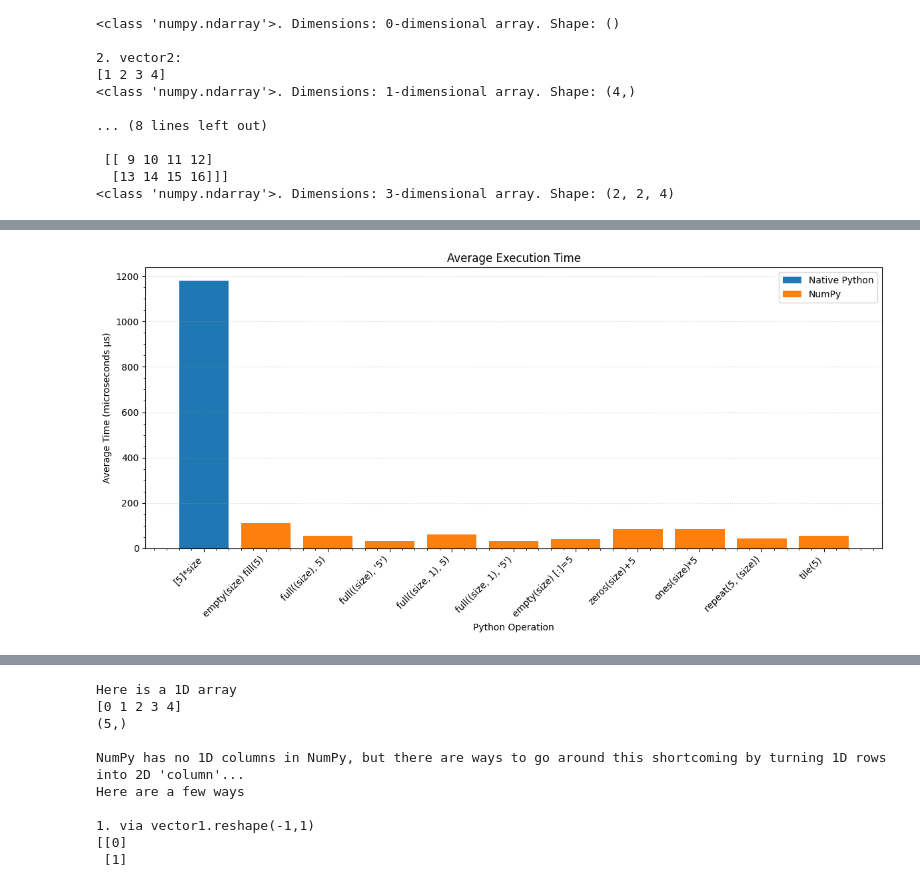
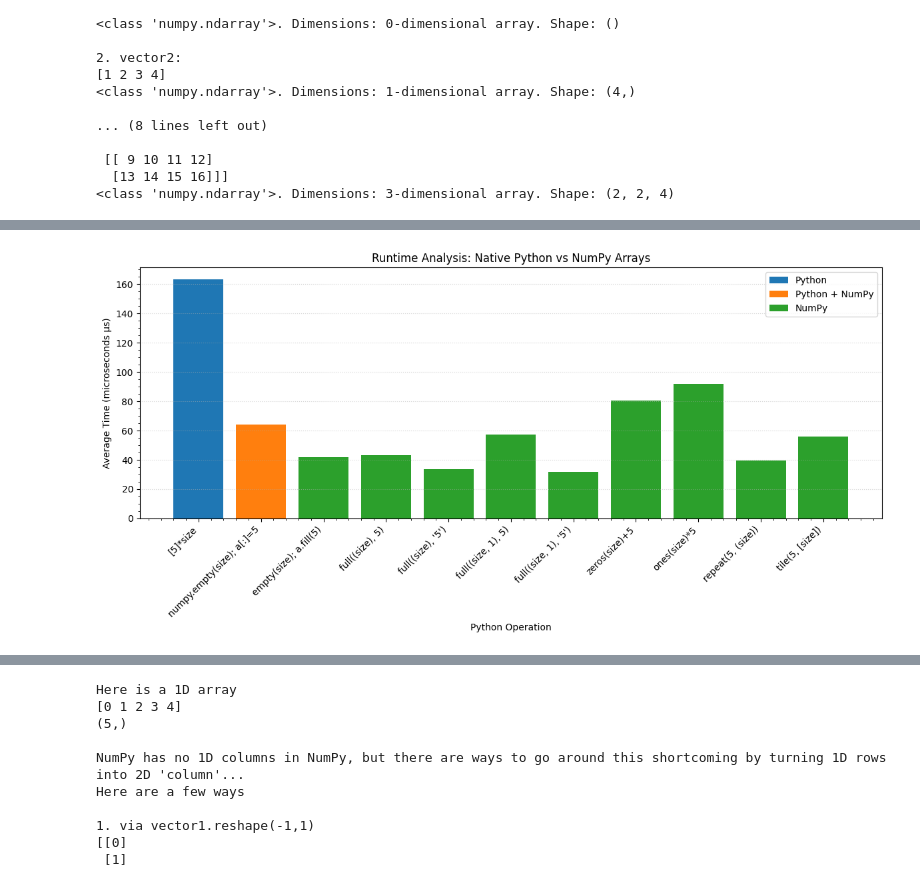
Before and after one commit to Salciano/ShowcasePython, a Jupyter notebook: Showcase.ipynb, the cells around one changed output, grey strips where cells are left out. Cells and saved outputs as stored; diff of their text form; code cells hidden in the pictures.

```diff
--- a/Showcase.ipynb
+++ b/Showcase.ipynb
@@ -3187,23 +3367,34 @@ ploti.show()
 # %%
-#@title Speedtesting: Valued Initialization
-# This test is not for empty sets.
+#@title Speedtest: Modified Vector Initialization
+# Warning: This test could take a few minutes to run!
+# This test seeks out to determine what is the fastest way to initialize a vector with a modified value, other than the one it was initialized.
 
 import numpy
+import torch
+
 import matplotlib.pyplot as ploti
 
 size = 100000 # Increase size for more reliable results
 
 results_python = []
+results_python_numpy = []
+results_python_torch = []
 results_numpy = []
+results_torch = []
 
+#python
 timing = %timeit -o a=[5]*size
 results_python.append({"label": "[5]*size", "average": timing.average * 1e6})
 
 timing = %timeit -o a=["5"]*size
 results_python.append({"label": "[5]*size", "average": timing.average * 1e6})
 
+#numpy
+timing = %timeit -o a=numpy.empty(size); a[:]=5
+results_python_numpy.append({"label": "numpy.empty(size); a[:]=5", "average": timing.average * 1e6})
+
 timing = %timeit -o a=numpy.empty(size); a.fill(5)
-results_numpy.append({"label": "empty(size) fill(5)", "average": timing.average * 1e6})
+results_numpy.append({"label": "empty(size); a.fill(5)", "average": timing.average * 1e6})
 
 timing = %timeit -o a=numpy.full((size), 5)
 results_numpy.append({"label": "full((size), 5)", "average": timing.average * 1e6})
@@ -3217,9 +3408,6 @@ results_numpy.append({"label": "full((size, 1), 5)", "average": timing.average *
 timing = %timeit -o a=numpy.full((size, 1), '5')
 results_numpy.append({"label": "full((size, 1), '5')", "average": timing.average * 1e6})
 
-timing = %timeit -o a=numpy.empty(size); a[:]=5
-results_numpy.append({"label": "empty(size) [:]=5", "average": timing.average * 1e6})
-
 timing = %timeit -o a=numpy.zeros(size)+5
 results_numpy.append({"label": "zeros(size)+5", "average": timing.average * 1e6})
 
@@ -3230,27 +3418,93 @@ timing = %timeit -o a=numpy.repeat(5, (size))
 results_numpy.append({"label": "repeat(5, (size))", "average": timing.average * 1e6})
 
 timing = %timeit -o a=numpy.tile(5, [size])
-results_numpy.append({"label": "tile(5)", "average": timing.average * 1e6})
+results_numpy.append({"label": "tile(5, [size])", "average": timing.average * 1e6})
+
+#torch
+timing = %timeit -o a=torch.empty(size); a[:]=5
+results_python_torch.append({"label": "torch.empty(size); a[:]=5", "average": timing.average * 1e6})
+
+timing = %timeit -o a=torch.full((size,), 5)
+results_torch.append({"label": "full((size,), 5)", "average": timing.average * 1e6})
+
+timing = %timeit -o a=torch.zeros(size)+5
+results_torch.append({"label": "zeros(size)+5", "average": timing.average * 1e6})
+
+timing = %timeit -o a=torch.ones(size)*5
+results_torch.append({"label": "zeros(size)*5", "average": timing.average * 1e6})
+
+timing = %timeit -o a=torch.tile(torch.tensor(5), [size])
+results_torch.append({"label": "tile(torch.tensor(5), [size])", "average": timing.average * 1e6})
+
+#Sort by performance
+#numpy.sort(results_python)
+#numpy.sort(results_numpy)
+#numpy.sort(results_torch)
 
 # Extract labels and average times from the results list
 labels_python = [res["label"] for res in results_python]
 average_python = [res["average"] for res in results_python]
+
+labels_python_numpy = [res["label"] for res in results_python_numpy]
+average_python_numpy = [res["average"] for res in results_python_numpy]
+labels_python_torch = [res["label"] for res in results_python_torch]
+average_python_torch = [res["average"] for res in results_python_torch]
+
 labels_numpy = [res["label"] for res in results_numpy]
 average_numpy = [res["average"] for res in results_numpy]
+labels_torch = [res["label"] for res in results_torch]
+average_torch = [res["average"] for res in results_torch]
 
 print()
 
 # Plot bar graph
+
 ploti.figure(figsize=(12, 6))
-ploti.grid(axis="y", linestyle=":", alpha=0.5)
-ploti.bar(labels_python, average_python, label="Native Python")
+ploti.title("Runtime Analysis: Native Python vs NumPy Arrays")
+ploti.bar(labels_python, average_python, label="Python")
+ploti.bar(labels_python_numpy, average_python_numpy, label="Python + NumPy")
 ploti.bar(labels_numpy, average_numpy, label="NumPy")
 ploti.xlabel("Python Operation")
 ploti.ylabel("Average Time (microseconds µs)")
 ploti.legend()
-ploti.title("Average Execution Time")
+ploti.grid(axis="y", linestyle=":", alpha=0.5)
+ploti.xticks(rotation=45, ha='right')
+ploti.xticks()
+ploti.minorticks_on()
+ploti.tight_layout()
+ploti.show()
+
+ploti.figure(figsize=(12, 6))
+ploti.title("Runtime Analysis: Native Python vs Pytorch Tensors")
+ploti.bar(labels_python, average_python, label="Python")
+ploti.bar(labels_python_torch, average_python_torch, label="Python + PyTorch")
+ploti.bar(labels_torch, average_torch, label="PyTorch")
+ploti.xlabel("Python Operation")
+ploti.ylabel("Average Time (microseconds µs)")
+ploti.legend()
+ploti.grid(axis="y", linestyle=":", alpha=0.5)
 ploti.xticks(rotation=45, ha='right')
 ploti.minorticks_on()
 ploti.tight_layout()
 ploti.show()
+
+ploti.figure(figsize=(12, 6))
+ploti.title("Runtime Analysis: Top Performers")
+#ploti.bar(labels_python[numpy.argmin(average_python)], numpy.min(average_python), label="Native Python")
+ploti.bar(labels_python_numpy[numpy.argmin(average_python_numpy)], numpy.min(average_python_numpy), label="Python + NumPy")
+ploti.bar(labels_numpy[numpy.argmin(average_numpy)], numpy.min(average_numpy), label="NumPy")
+ploti.bar(labels_python_torch[numpy.argmin(average_python_torch)], numpy.min(average_python_torch), label="Python + PyTorch")
+ploti.bar(labels_torch[numpy.argmin(average_torch)], numpy.min(average_torch), label="PyTorch")
+ploti.xlabel("Python Operation")
+ploti.ylabel("Average Time (microseconds µs)")
+ploti.legend()
+ploti.grid(axis="y", linestyle=":", alpha=0.5)
+ploti.xticks(rotation=45, ha='right')
+ploti.minorticks_on()
+ploti.tight_layout()
+ploti.show()
+
+# Native Python is the slowest. Excluded from the ultimate test.
+# Strings seem to be slightly faster than numbers, despite their limitations.
+# Hybrid Python + PyTorch was a top performer. Sometimes, Hybrid Python + NumPy is also a top performer. This works only after they have been initialized with those libraries and then filled with native Python.
 # %% [output]
@@ -3269 +3528 @@ ploti.show()
-[figure, old version]
+[figure, new version]
```
Also changed, not shown: parts of 56 cells of this notebook.
